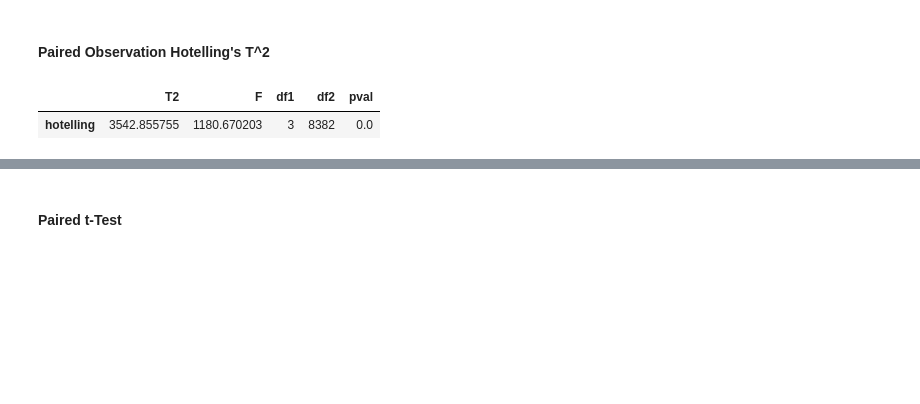
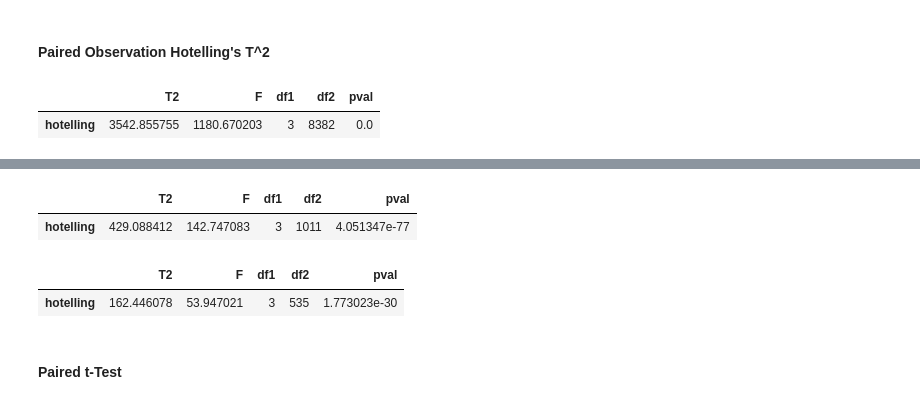
Before and after one commit to PutraAryotama/research_project, a Jupyter notebook: mental_health_severity.ipynb, the cells around one changed output, grey strips where cells are left out. Saved outputs shown, nothing was run; the diff lists cells and outputs as text; code cells hidden in the pictures; blank space fills up the shorter version.

```diff
--- a/mental_health_severity.ipynb
+++ b/mental_health_severity.ipynb
@@ -797,3 +805,19 @@ pg.multivariate_ttest(comment_vad, post_vad, paired=True)
+# %%
+post_ptsd = mental_health_severity_analyse[mental_health_severity_analyse['Mental_Condition'] == 'PTSD'][['Post_Valence', 'Post_Arousal', 'Post_Dominance']].copy()
+comment_ptsd = mental_health_severity_analyse[mental_health_severity_analyse['Mental_Condition'] == 'PTSD'][['Comment_Valence', 'Comment_Arousal', 'Comment_Dominance']].copy()
+
+pg.multivariate_ttest(comment_ptsd, post_ptsd, paired=True)
+# %% [output]
+|  | T2 | F | df1 | df2 | pval |
+| hotelling | 429.088412 | 142.747083 | 3 | 1011 | 4.051347e-77 |
+# %%
+post_suic = mental_health_severity_analyse[mental_health_severity_analyse['Mental_Condition'] == 'Suic'][['Post_Valence', 'Post_Arousal', 'Post_Dominance']].copy()
+comment_suic = mental_health_severity_analyse[mental_health_severity_analyse['Mental_Condition'] == 'Suic'][['Comment_Valence', 'Comment_Arousal', 'Comment_Dominance']].copy()
+
+pg.multivariate_ttest(comment_suic, post_suic, paired=True)
+# %% [output]
+|  | T2 | F | df1 | df2 | pval |
+| hotelling | 162.446078 | 53.947021 | 3 | 535 | 1.773023e-30 |
 # %% [markdown]
 #### Paired t-Test
 # %% [markdown]
```
Also changed, not shown: parts of 4 cells of this notebook, 1 other file.
